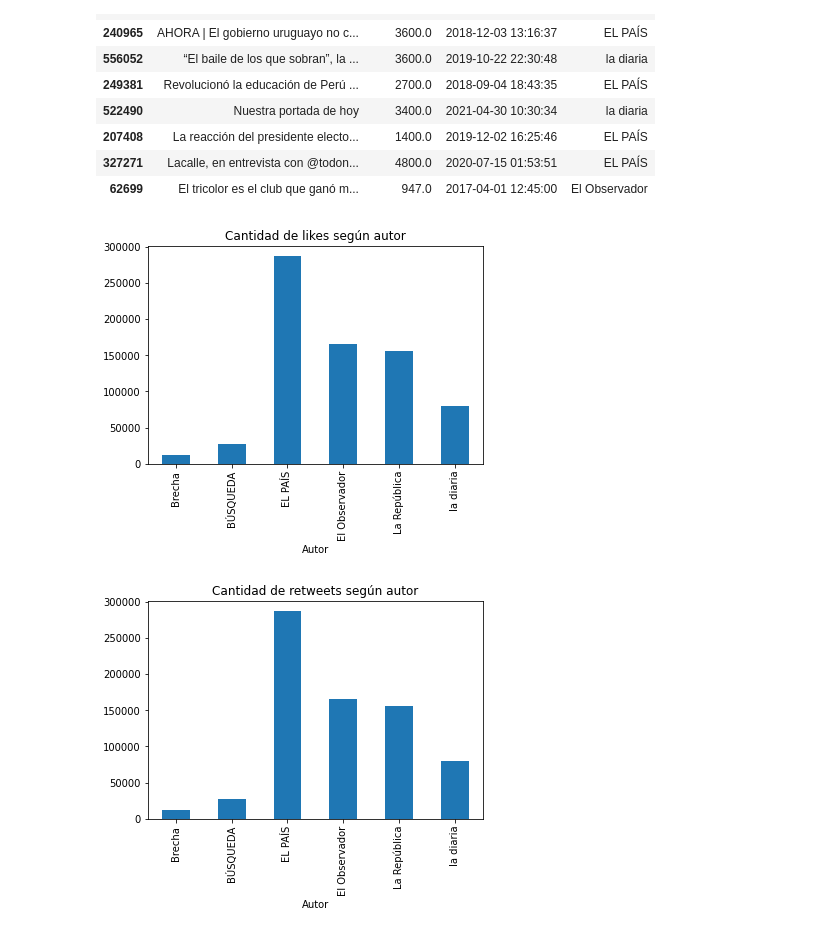
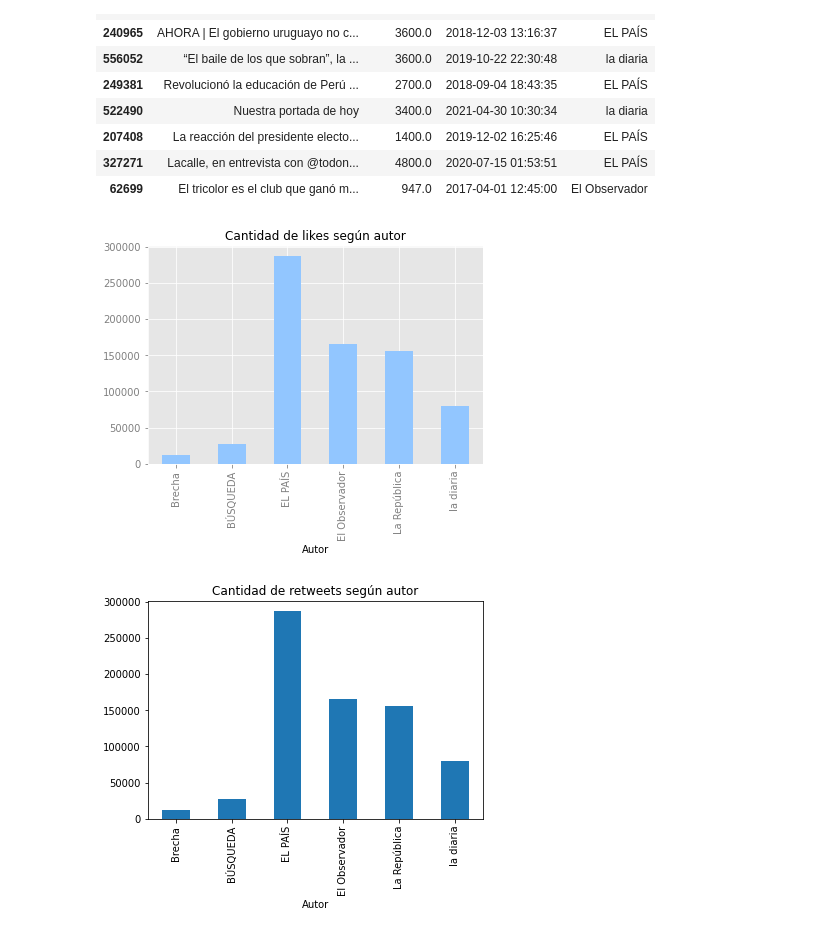
Before and after one commit to easyundercover/4geeks-final-project, a Jupyter notebook: src/explore.ipynb, the cells around one changed output. Drawn from its saved outputs; the diff is of its cells as text; code cells hidden in the pictures.

```diff
--- a/src/explore.ipynb
+++ b/src/explore.ipynb
@@ -141,10 +141,11 @@ df.sort_values(by='RetweetCount', ascending = False)[['Tweet', 'LikeCount', 'Pos
 | 62699 | El tricolor es el club que ganó m... | 947.0 | 2017-04-01 12:45:00 | El Observador |
 # %%
 #Plot de la cantidad de likes según autor
+plt.style.use('seaborn-pastel')
 df.groupby('User').size().plot.bar(x='year',y='LikeCount',title='Cantidad de likes según autor', xlabel='Autor')
 plt.show()
 # %% [output]
-[figure, old version]
+[figure, new version]
 # %%
 #Plot de los retweets según autor
 df.groupby('User').size().plot.bar(x='year',y='RetweetCount',title='Cantidad de retweets según autor', xlabel='Autor')
```
Also changed, not shown: parts of 1 cell of this notebook.
